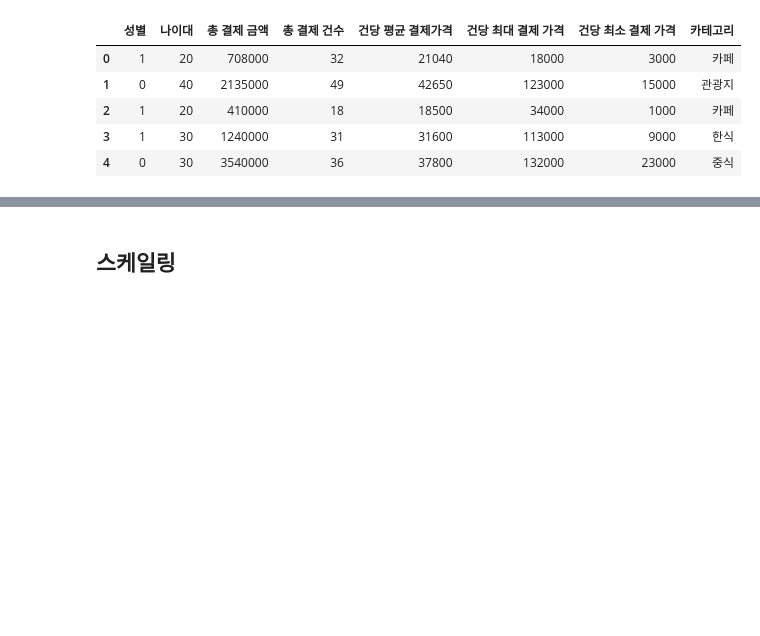
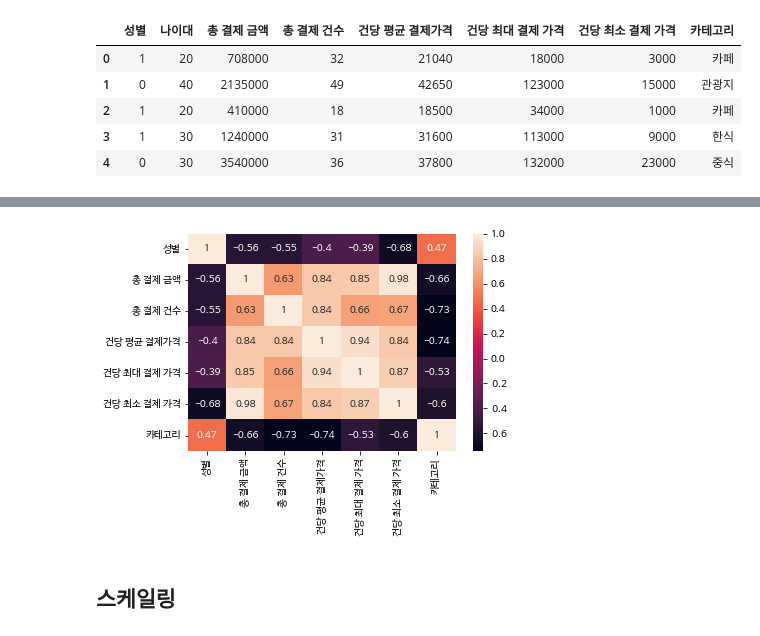
Before and after one commit to ssy0061/MyBusanTripInfo, a Jupyter notebook: MLcode/bnk_2022_termpj_basemodel.ipynb, the cells around one changed output, grey strips where cells are left out. Saved outputs shown, nothing was run; the diff lists cells and outputs as text; code cells hidden in the pictures; blank space fills up the shorter version.

```diff
--- a/MLcode/bnk_2022_termpj_basemodel.ipynb
+++ b/MLcode/bnk_2022_termpj_basemodel.ipynb
@@ -160,3 +198,8 @@ data.head()
+# %%
+sns.heatmap(data.corr(), annot=True)
+plt.show()
+# %% [output]
+[figure, added]
 # %% [markdown]
 ## 스케일링
 # %%
```
Also changed, not shown: parts of 15 cells of this notebook.
